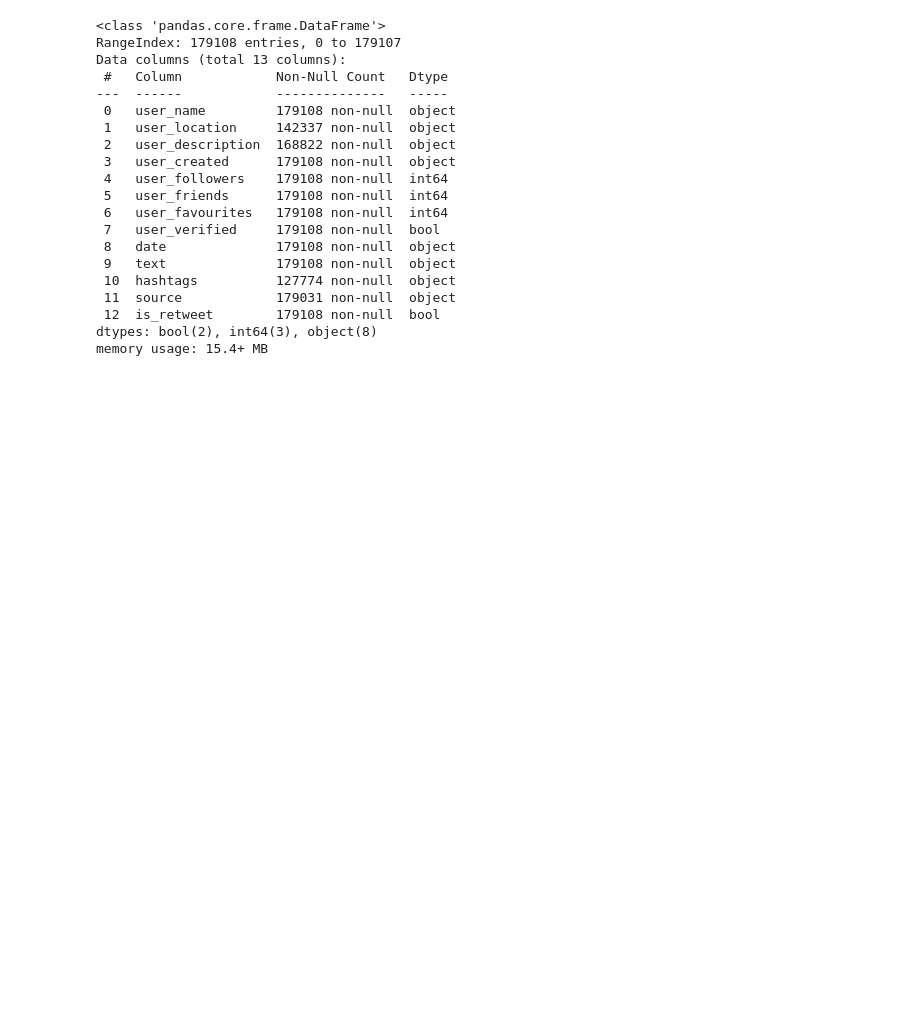
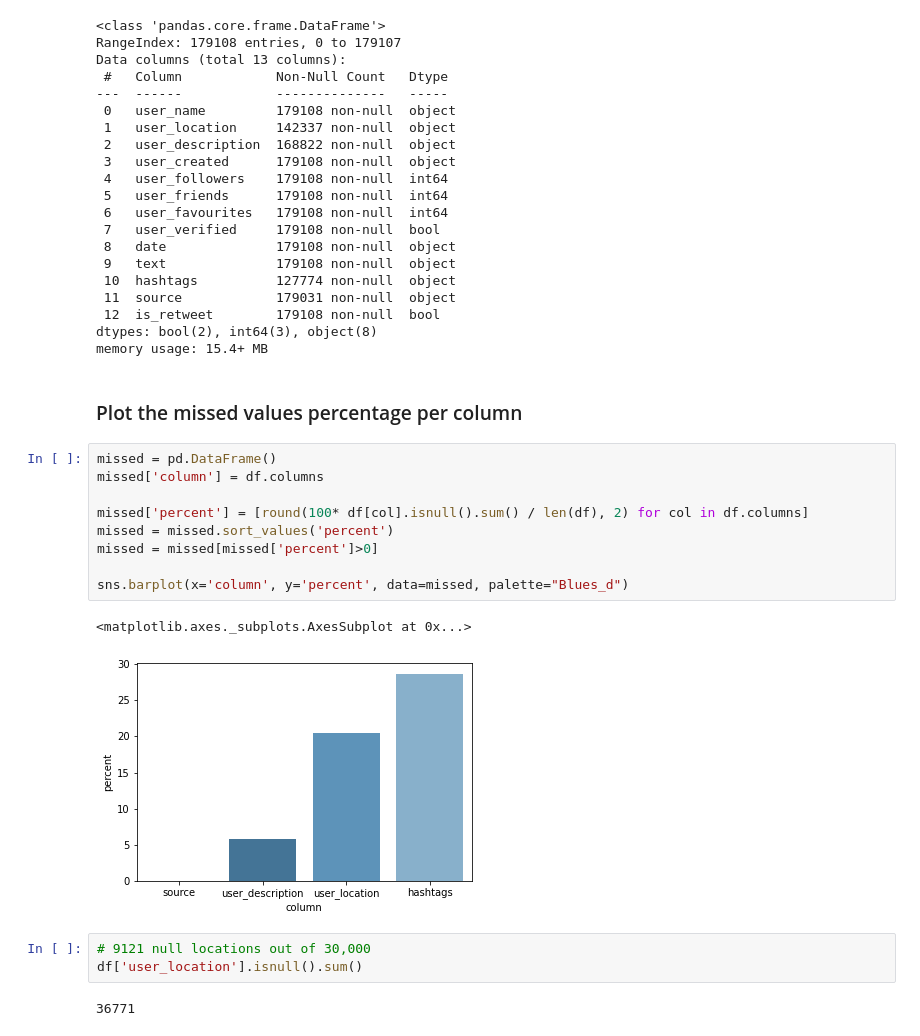
Before and after one commit to SAlexisvf/COVID-Tweets-EDA, a Jupyter notebook: covid.ipynb, the cells around one changed output. Cells and saved outputs as stored; diff of their text form; blank space fills up the shorter version.

```diff
--- a/covid.ipynb
+++ b/covid.ipynb
@@ -35,3 +43,22 @@ Data columns (total 13 columns):
  12  is_retweet        179108 non-null  bool
 dtypes: bool(2), int64(3), object(8)
 memory usage: 15.4+ MB
+# %% [markdown]
+### Plot the missed values percentage per column
+# %%
+missed = pd.DataFrame()
+missed['column'] = df.columns
+
+missed['percent'] = [round(100* df[col].isnull().sum() / len(df), 2) for col in df.columns]
+missed = missed.sort_values('percent')
+missed = missed[missed['percent']>0]
+
+sns.barplot(x='column', y='percent', data=missed, palette="Blues_d")
+# %% [output]
+<matplotlib.axes._subplots.AxesSubplot at 0x...>
+[figure, added]
+# %%
+# 9121 null locations out of 30,000
+df['user_location'].isnull().sum()
+# %% [output]
+36771
```
Also changed, not shown: parts of 10 cells of this notebook, 4 other files.
